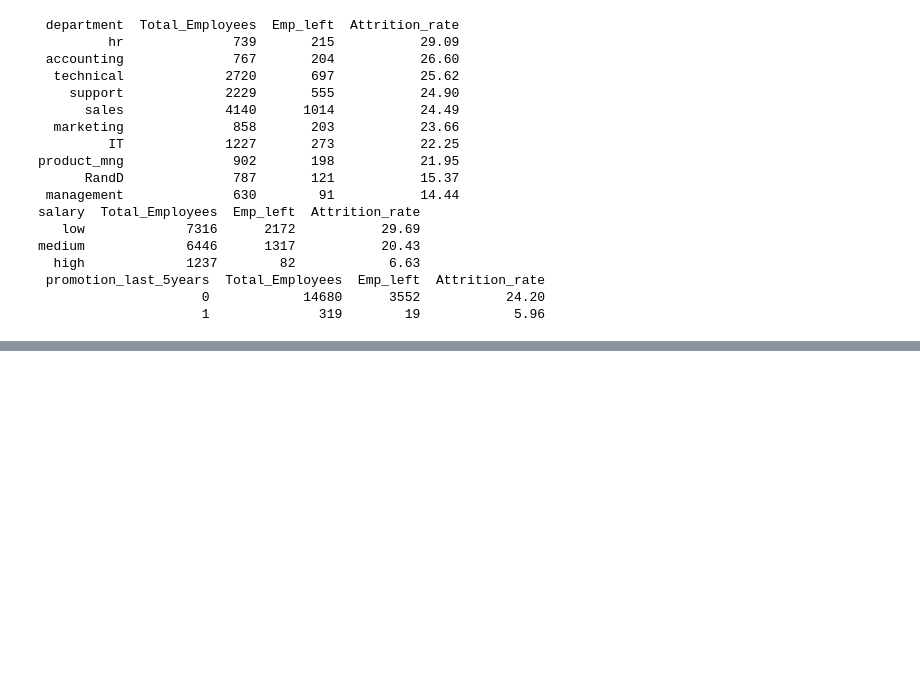
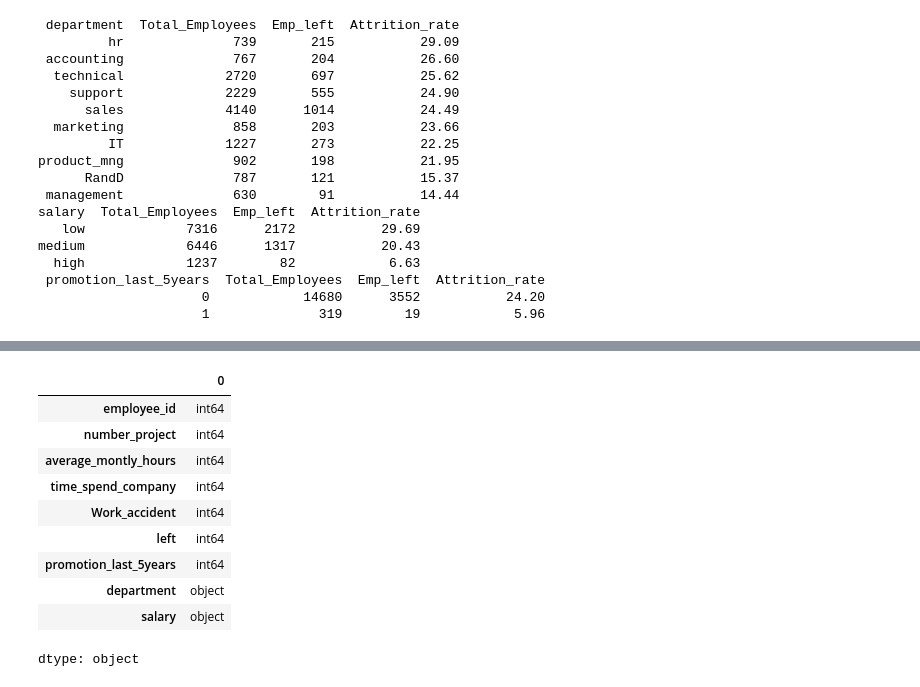
Before and after one commit to ashishkonale2603/Data_Analysis_Practice, a Jupyter notebook: DA2.ipynb, the cells around one changed output, grey strips where cells are left out. Saved outputs shown, nothing was run; the diff lists cells and outputs as text; code cells hidden in the pictures; blank space fills up the shorter version.

```diff
--- a/DA2.ipynb
+++ b/DA2.ipynb
@@ -180,0 +194,14 @@ medium             6446      1317           20.43
+# %%
+df.dtypes
+# %% [output]
+|  | 0 |
+| employee_id | int64 |
+| number_project | int64 |
+| average_montly_hours | int64 |
+| time_spend_company | int64 |
+| Work_accident | int64 |
+| left | int64 |
+| promotion_last_5years | int64 |
+| department | object |
+| salary | object |
+dtype: object
```
Also changed, not shown: parts of 7 cells of this notebook.
